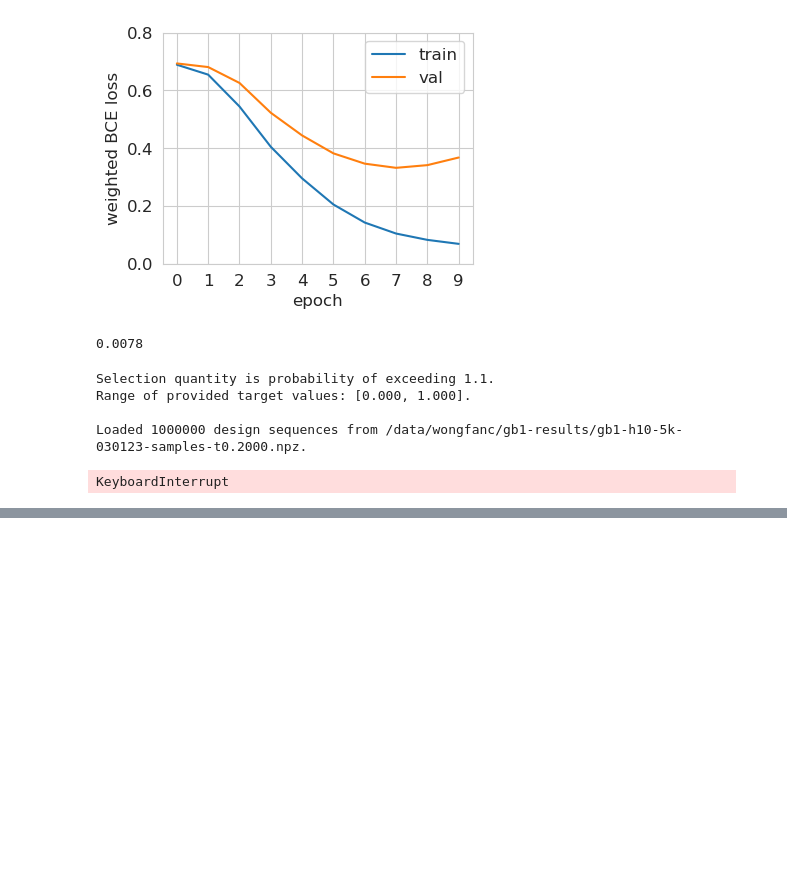
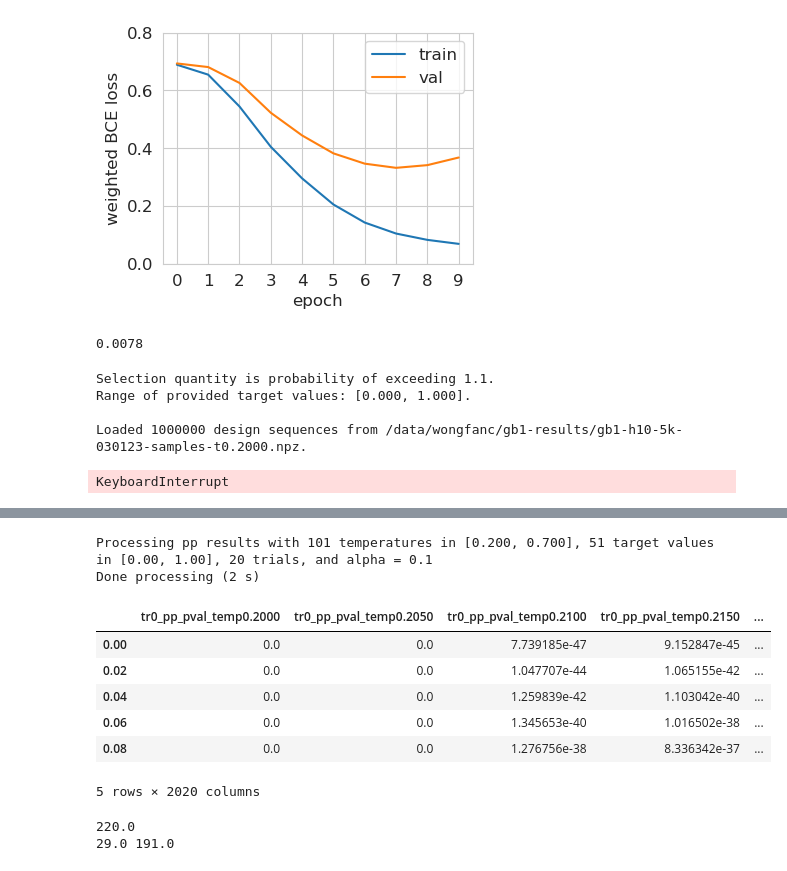
Before and after one commit to clarafy/design-algorithm-selection, a Jupyter notebook: notebooks/gb1-5k-exceedance-121824.ipynb, the cells around one changed output, grey strips where cells are left out. Drawn from its saved outputs; the diff is of its cells as text; code cells hidden in the pictures; blank space fills up the shorter version.

```diff
--- a/notebooks/gb1-5k-exceedance-121824.ipynb
+++ b/notebooks/gb1-5k-exceedance-121824.ipynb
@@ -132,0 +156,25 @@ KeyboardInterrupt
+# %%
+reload(gb1)
+# HERE: plot, run and compare PO
+
+exceedance_threshold = 1.1
+target_values = np.arange(0.0, 1.01, 0.02)
+n_cal = 8000
+n_train_lr = 3000
+n_trial = 20
+pp_csv_fname = '/data/wongfanc/gb1-results/gb1-pp-exceed{:.4f}-010825.csv'.format(exceedance_threshold)
+design_samples_fname_prefix = 'gb1-h10-5k-030123-samples'
+
+pp_df = gb1.run_selection_for_exceedance_with_calibration_data(
+    model,
+    temp2theta,
+    target_values,
+    exceedance_threshold=exceedance_threshold,
+    n_cal=n_cal,
+    n_trial=n_trial,
+    n_train_lr=n_train_lr,
+    pp_csv_fname=pp_csv_fname,
+    self_normalize_weights=True,
+    design_samples_fname_prefix=design_samples_fname_prefix,
+    load_design_samples=True,
+)
@@ -132,0 +199,41 @@ KeyboardInterrupt
+# %%
+# load PP selection results, computed in gb1-022823 nb
+
+temp2mean = gb1.get_true_mean_label_from_theta(temp2theta, threshold=exceedance_threshold)
+
+pp_df = pd.read_csv(pp_csv_fname, index_col=0)
+ppworst_v, pperr_v, ppdisc_v, ppval2temprange = utils.process_gb1_selection_experiments(
+    pp_df, target_values, temperatures, temp2mean, n_trial, imp_or_pp='pp'
+)
+# %% [output]
+Processing pp results with 101 temperatures in [0.200, 0.700], 51 target values in [0.00, 1.00], 20 trials, and alpha = 0.1
+Done processing (2 s)
+# %%
+pp_df.head()
+# %% [output]
+|  | tr0_pp_pval_temp0.2000 | tr0_pp_pval_temp0.2050 | tr0_pp_pval_temp0.2100 | tr0_pp_pval_temp0.2150 | ... |
+| 0.00 | 0.0 | 0.0 | 7.739185e-47 | 9.152847e-45 | ... |
+| 0.02 | 0.0 | 0.0 | 1.047707e-44 | 1.065155e-42 | ... |
+| 0.04 | 0.0 | 0.0 | 1.259839e-42 | 1.103042e-40 | ... |
+| 0.06 | 0.0 | 0.0 | 1.345653e-40 | 1.016502e-38 | ... |
+| 0.08 | 0.0 | 0.0 | 1.276756e-38 | 8.336342e-37 | ... |
+5 rows × 2020 columns
+# %%
+exceedance_threshold = -0.79
+n_cal = 5000
+n_train_lr = 500
+_, calohe_nxlxa, calseq_n = gb1.sample_ohe_from_nuc_distribution(
+    gb1.PNUC_NNK_LXA, n_cal, normalize=False, reject_stop_codon=True
+)
+ycal_n = np.array([gb1.SEQ2YVAR[seq][0] for seq in calseq_n])
+ycal_n = (ycal_n >= exceedance_threshold).astype(float)
+print(np.sum(ycal_n))
+
+shuffle_idx = np.random.permutation(n_cal)
+train_idx, cal_idx = shuffle_idx[: n_train_lr], shuffle_idx[n_train_lr :]
+ytrain_n = ycal_n[train_idx]
+ycal_n = ycal_n[cal_idx]
+print(np.sum(ytrain_n), np.sum(ycal_n))
+# %% [output]
+220.0
+29.0 191.0
```
Also changed, not shown: parts of 9 cells of this notebook, 7 other files.
